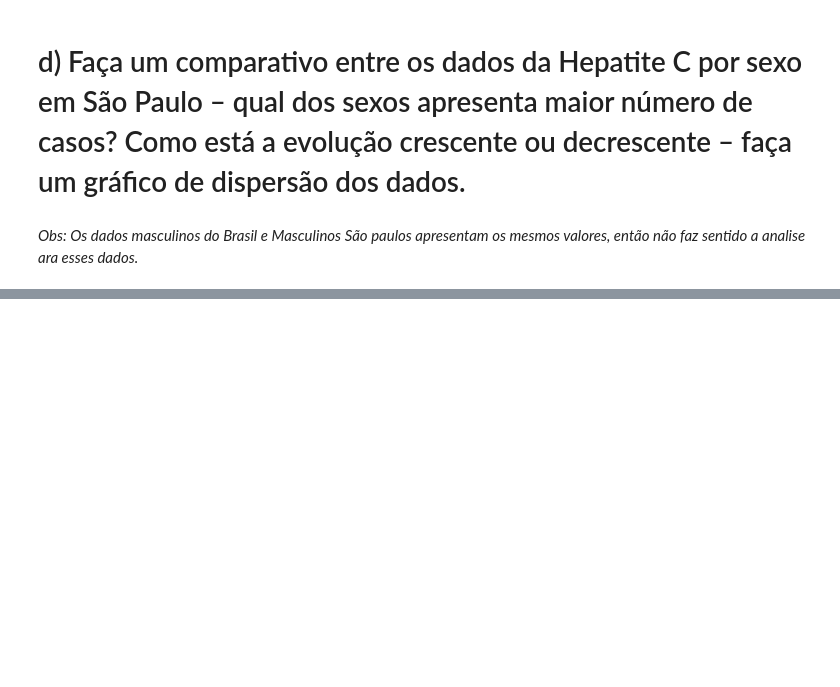
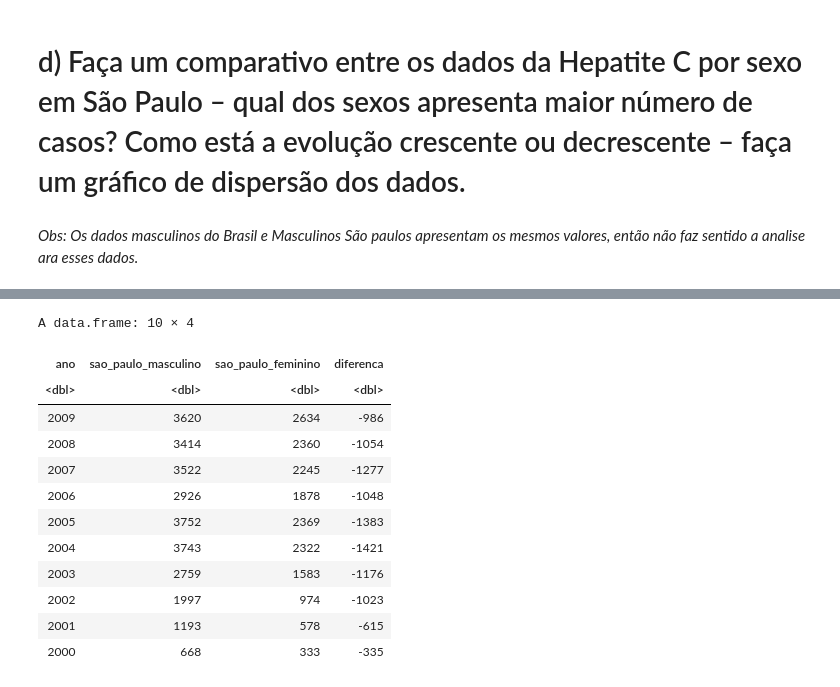
Before and after one commit to Gabrieldiasdeoliveira/Analise-Bayesiana, a Jupyter notebook: Atividade_2.ipynb, the cells around one changed output, grey strips where cells are left out. Cells and saved outputs as stored; diff of their text form; code cells hidden in the pictures; blank space fills up the shorter version.

```diff
--- a/Atividade_2.ipynb
+++ b/Atividade_2.ipynb
@@ -546,0 +590,20 @@ ggplot(comparativo_genero, aes(x = ano, y = brasil_feminino, color = "Feminino")
+# %%
+comparativo_sp <- data.frame(ano = hepatite$ano,
+                             sao_paulo_masculino = hepatite$sao_paulo_masculino,
+                             sao_paulo_feminino = hepatite$sao_paulo_feminino)
+comparativo_sp$diferenca <- comparativo_sp$sao_paulo_feminino - comparativo_sp$sao_paulo_masculino
+comparativo_sp
+# %% [output]
+A data.frame: 10 × 4
+| ano | sao_paulo_masculino | sao_paulo_feminino | diferenca |
+| <dbl> | <dbl> | <dbl> | <dbl> |
+| 2009 | 3620 | 2634 | -986 |
+| 2008 | 3414 | 2360 | -1054 |
+| 2007 | 3522 | 2245 | -1277 |
+| 2006 | 2926 | 1878 | -1048 |
+| 2005 | 3752 | 2369 | -1383 |
+| 2004 | 3743 | 2322 | -1421 |
+| 2003 | 2759 | 1583 | -1176 |
+| 2002 | 1997 | 974 | -1023 |
+| 2001 | 1193 | 578 | -615 |
+| 2000 | 668 | 333 | -335 |
```
Also changed, not shown: parts of 5 cells of this notebook.
